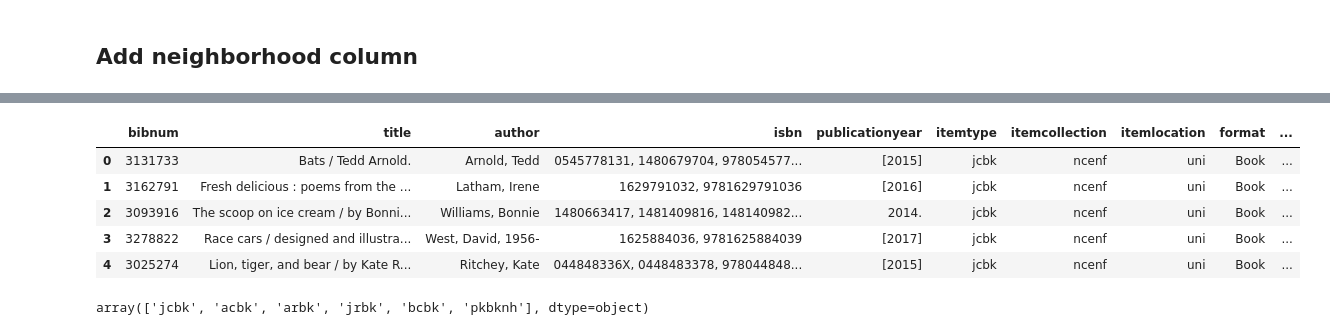
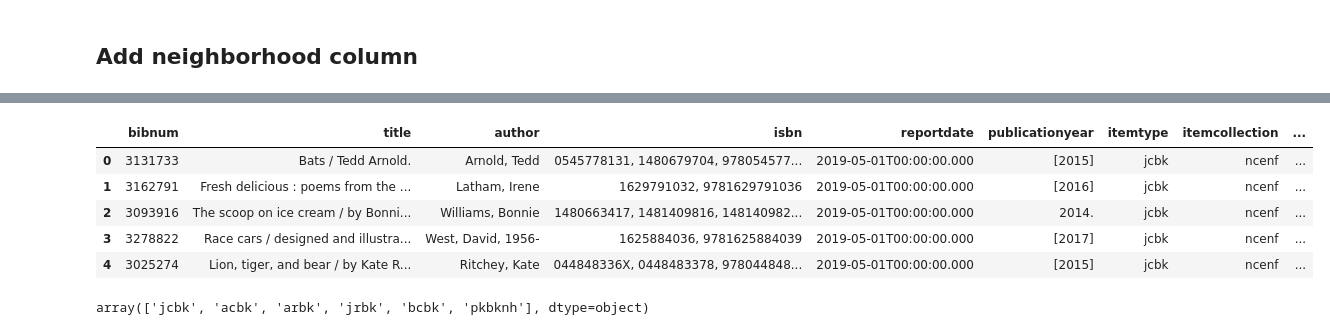
Before and after one commit to amckennafoster/seattle-littlefreelibrary, a Jupyter notebook: code/Get-SPL-data-by-hood.ipynb, the cells around one changed output, grey strips where cells are left out. Saved outputs shown, nothing was run; the diff lists cells and outputs as text; code cells hidden in the pictures.

```diff
--- a/code/Get-SPL-data-by-hood.ipynb
+++ b/code/Get-SPL-data-by-hood.ipynb
@@ -291,14 +300,14 @@ dfhood.head(2)
 # %%
 #Create a new dataframe with the neighborhood info. Inner join is intersection so removes rows with no partner in other dataframe
-dfbook = pd.merge(dfbook, dfhood, on='itemlocation', how='inner')
-dfbook.head()
+#Laurelhurst needs data from uni in may, Ravenna from uni in July, that's why reportdate is needed
+dfbook = pd.merge(dfbook, dfhood, on=['itemlocation', 'reportdate'], how='inner')
 # %% [output]
-|  | bibnum | title | author | isbn | publicationyear | itemtype | itemcollection | itemlocation | format | ... |
-| 0 | 3131733 | Bats / Tedd Arnold. | Arnold, Tedd | 0545778131, 1480679704, 978054577... | [2015] | jcbk | ncenf | uni | Book | ... |
-| 1 | 3162791 | Fresh delicious : poems from the ... | Latham, Irene | 1629791032, 9781629791036 | [2016] | jcbk | ncenf | uni | Book | ... |
-| 2 | 3093916 | The scoop on ice cream / by Bonni... | Williams, Bonnie | 1480663417, 1481409816, 148140982... | 2014. | jcbk | ncenf | uni | Book | ... |
-| 3 | 3278822 | Race cars / designed and illustra... | West, David, 1956- | 1625884036, 9781625884039 | [2017] | jcbk | ncenf | uni | Book | ... |
-| 4 | 3025274 | Lion, tiger, and bear / by Kate R... | Ritchey, Kate | 044848336X, 0448483378, 978044848... | [2015] | jcbk | ncenf | uni | Book | ... |
+|  | bibnum | title | author | isbn | reportdate | publicationyear | itemtype | itemcollection | ... |
+| 0 | 3131733 | Bats / Tedd Arnold. | Arnold, Tedd | 0545778131, 1480679704, 978054577... | 2019-05-01T00:00:00.000 | [2015] | jcbk | ncenf | ... |
+| 1 | 3162791 | Fresh delicious : poems from the ... | Latham, Irene | 1629791032, 9781629791036 | 2019-05-01T00:00:00.000 | [2016] | jcbk | ncenf | ... |
+| 2 | 3093916 | The scoop on ice cream / by Bonni... | Williams, Bonnie | 1480663417, 1481409816, 148140982... | 2019-05-01T00:00:00.000 | 2014. | jcbk | ncenf | ... |
+| 3 | 3278822 | Race cars / designed and illustra... | West, David, 1956- | 1625884036, 9781625884039 | 2019-05-01T00:00:00.000 | [2017] | jcbk | ncenf | ... |
+| 4 | 3025274 | Lion, tiger, and bear / by Kate R... | Ritchey, Kate | 044848336X, 0448483378, 978044848... | 2019-05-01T00:00:00.000 | [2015] | jcbk | ncenf | ... |
 # %%
 dfbook.itemtype.unique()
 # %% [output]
```
Also changed, not shown: parts of 23 cells of this notebook, 7 other files.
